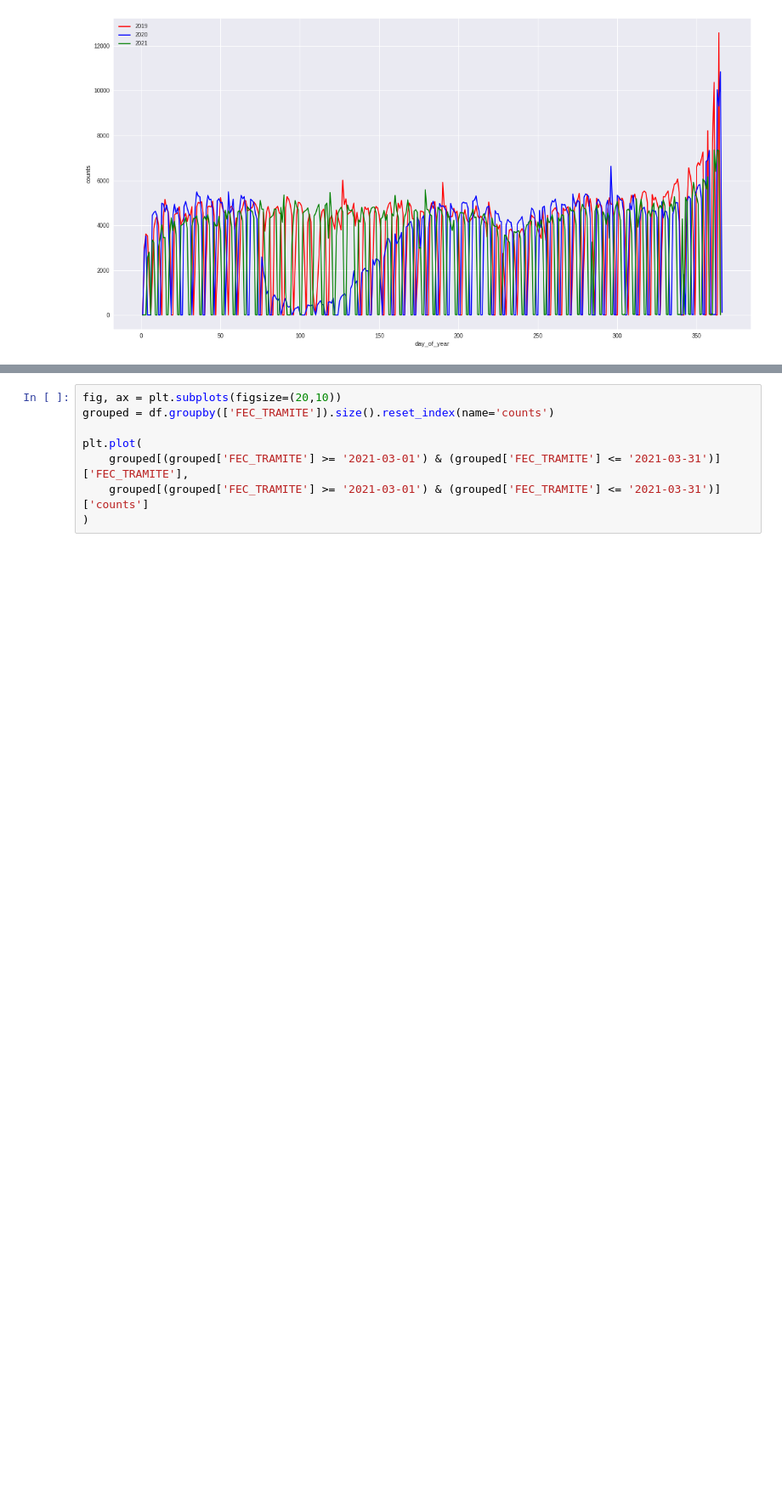
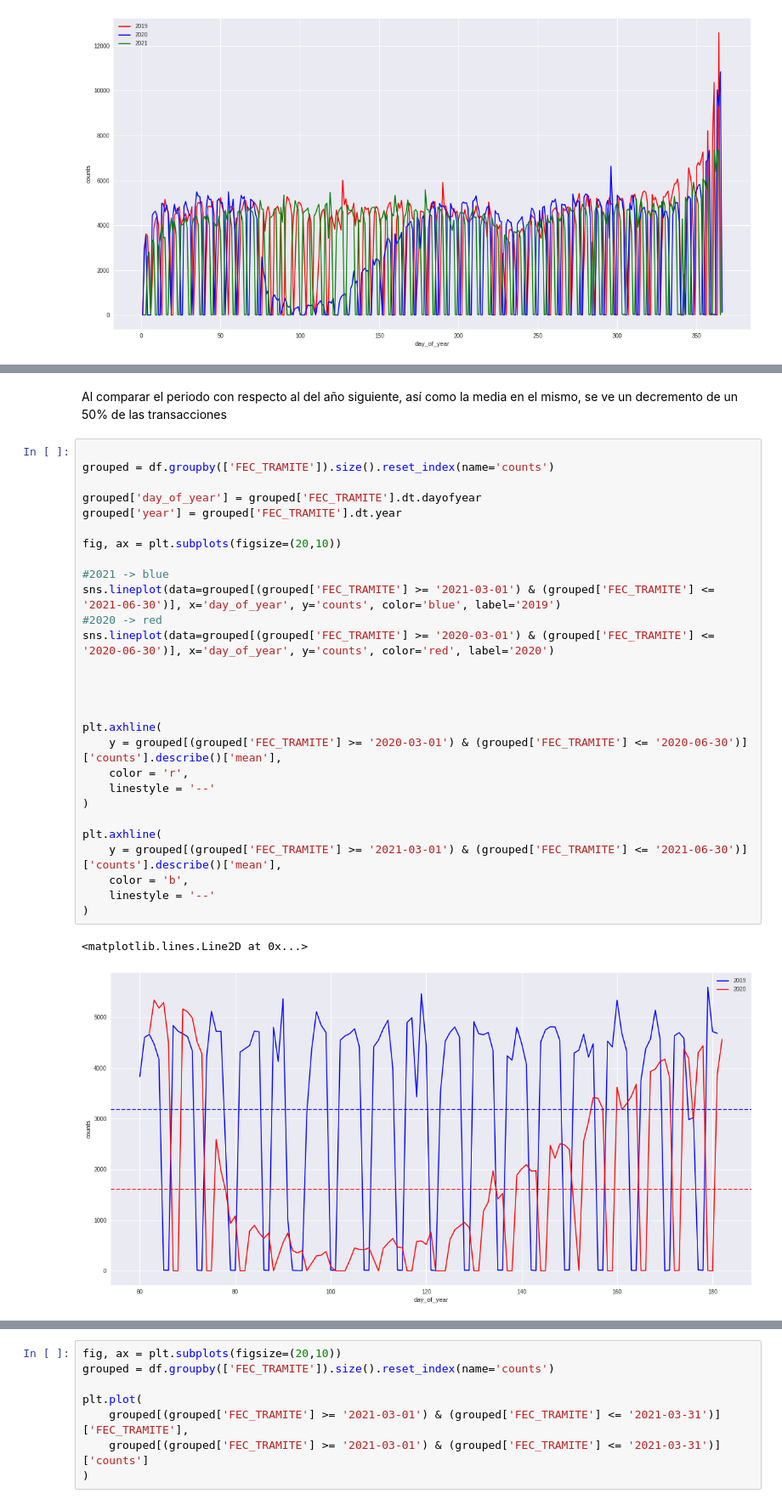
Before and after one commit to rauljcuesta/kschool_ds_30_estudio_mercado_turismo_segunda_mano, a Jupyter notebook: 03_study_dgt_dataset.ipynb, the cells around one changed output, grey strips where cells are left out. Shown at 85% size. Saved outputs shown, nothing was run; the diff lists cells and outputs as text; blank space fills up the shorter version.

```diff
--- a/03_study_dgt_dataset.ipynb
+++ b/03_study_dgt_dataset.ipynb
@@ -544,3 +597,36 @@ plt.plot(
 # %% [output]
 [<matplotlib.lines.Line2D at 0x...>]
 [figure]
+# %% [markdown]
+Al comparar el periodo con respecto al del año siguiente, así como la media en el mismo, se ve un decremento de un 50% de  las transacciones
+# %%
+
+grouped = df.groupby(['FEC_TRAMITE']).size().reset_index(name='counts')
+
+grouped['day_of_year'] = grouped['FEC_TRAMITE'].dt.dayofyear
+grouped['year'] = grouped['FEC_TRAMITE'].dt.year
+
+fig, ax = plt.subplots(figsize=(20,10))
+
+#2021 -> blue
+sns.lineplot(data=grouped[(grouped['FEC_TRAMITE'] >= '2021-03-01') & (grouped['FEC_TRAMITE'] <= '2021-06-30')], x='day_of_year', y='counts', color='blue', label='2019')
+#2020 -> red
+sns.lineplot(data=grouped[(grouped['FEC_TRAMITE'] >= '2020-03-01') & (grouped['FEC_TRAMITE'] <= '2020-06-30')], x='day_of_year', y='counts', color='red', label='2020')
+
+
+
+
+plt.axhline(
+    y = grouped[(grouped['FEC_TRAMITE'] >= '2020-03-01') & (grouped['FEC_TRAMITE'] <= '2020-06-30')]['counts'].describe()['mean'],
+    color = 'r',
+    linestyle = '--'
+)
+
+plt.axhline(
+    y = grouped[(grouped['FEC_TRAMITE'] >= '2021-03-01') & (grouped['FEC_TRAMITE'] <= '2021-06-30')]['counts'].describe()['mean'],
+    color = 'b',
+    linestyle = '--'
+)
+# %% [output]
+<matplotlib.lines.Line2D at 0x...>
+[figure, added]
```
Also changed, not shown: parts of 99 cells of this notebook.
